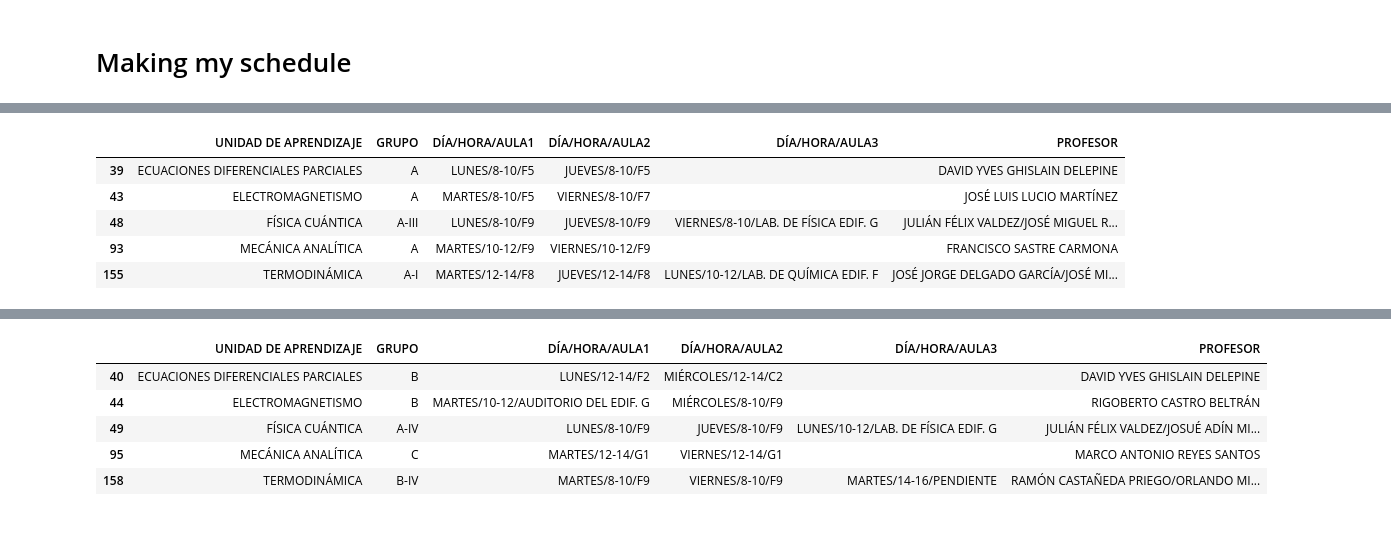
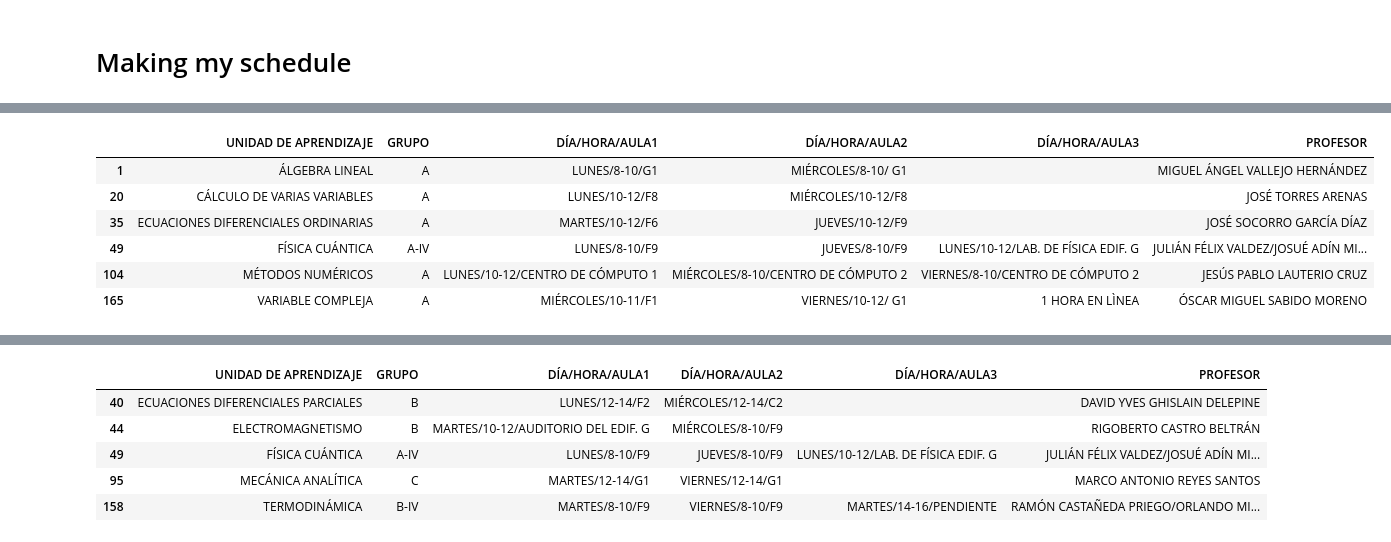
Before and after one commit to BubuDavid/Schoolar_SchedulesDCI, a Jupyter notebook: 5th Semester/5th_semester_code.ipynb, the cells around one changed output, grey strips where cells are left out. Drawn from its saved outputs; the diff is of its cells as text; code cells hidden in the pictures.

```diff
--- a/5th Semester/5th_semester_code.ipynb
+++ b/5th Semester/5th_semester_code.ipynb
@@ -100,7 +100,7 @@ for index, td in enumerate(tds[7:]):
         rows.append([])
         i += 1
 
-    rows[i].append(td.get_text())
+    rows[i].append(td.get_text().replace("MIÈRCOLES", "MIÉRCOLES"))
 
 
 df = pd.DataFrame(rows, columns=columns)
@@ -124,14 +124,23 @@ df
 # %% [markdown]
 # Making my schedule
 # %%
-# I need to know what subjects I want to take
-subjects = [
-    "Ecuaciones Diferenciales Parciales",
-    "Electromagnetismo",
-    "Mecánica Analítica",
-    "Termodinámica",
-    "Física Cuántica"
-]
+# User thingy
+subjects = []
+subject_file = open("subject_file.txt", "r",  encoding='utf-8')
+for subject in subject_file:
+    subjects.append(subject[:-1])
+
+subject_file.close()
+#print(subjects)
+
+# My schedule:
+# subjects = [
+#     "Ecuaciones Diferenciales Parciales",
+#     "Electromagnetismo",
+#     "Mecánica Analítica",
+#     "Termodinámica",
+#     "Física Cuántica"
+# ]
 # Uppering
 subjects = [subject.upper() for subject in subjects]
 all_subjects = []
@@ -141,6 +150,6 @@ all_subjects = []
 for subject in subjects:
     all_subjects.append(df[df["UNIDAD DE APRENDIZAJE"] == subject])
 
-all_subjects[3]
+all_subjects[5]
 # %% [output]
 |  | UNIDAD DE APRENDIZAJE | GRUPO | DÍA/HORA/AULA1 | DÍA/HORA/AULA2 | DÍA/HORA/AULA3 | PROFESOR |
@@ -174,25 +186,26 @@ print(len(schedules_index))
 # %%
 # Creando todos los horarios posibles
 # Making all the schedules possibles
 schedules = []
 for i, indexes in enumerate(schedules_index):
     schedules.append(pd.DataFrame(columns=columns[1:]))
     for index in indexes:
         schedules[i] = schedules[i].append(df.iloc[index])
         schedules[i] = schedules[i].sort_index()
 
     # Check if this existe.
     # But we checked before
     #for j in range(0,-1):
     #    if schedules[j] == schedule[i]:
     #        i -= 1
     #        schedules.pop()
 
-schedules[0]
+schedules[1]
 # %% [output]
 |  | UNIDAD DE APRENDIZAJE | GRUPO | DÍA/HORA/AULA1 | DÍA/HORA/AULA2 | DÍA/HORA/AULA3 | PROFESOR |
-| 39 | ECUACIONES DIFERENCIALES PARCIALES | A | LUNES/8-10/F5 | JUEVES/8-10/F5 |  | DAVID YVES GHISLAIN DELEPINE |
-| 43 | ELECTROMAGNETISMO | A | MARTES/8-10/F5 | VIERNES/8-10/F7 |  | JOSÉ LUIS LUCIO MARTÍNEZ |
-| 48 | FÍSICA CUÁNTICA | A-III | LUNES/8-10/F9 | JUEVES/8-10/F9 | VIERNES/8-10/LAB. DE FÍSICA EDIF. G | JULIÁN FÉLIX VALDEZ/JOSÉ MIGUEL R... |
-| 93 | MECÁNICA ANALÍTICA | A | MARTES/10-12/F9 | VIERNES/10-12/F9 |  | FRANCISCO SASTRE CARMONA |
-| 155 | TERMODINÁMICA | A-I | MARTES/12-14/F8 | JUEVES/12-14/F8 | LUNES/10-12/LAB. DE QUÍMICA EDIF. F | JOSÉ JORGE DELGADO GARCÍA/JOSÉ MI... |
+| 1 | ÁLGEBRA LINEAL | A | LUNES/8-10/G1 | MIÉRCOLES/8-10/ G1 |  | MIGUEL ÁNGEL VALLEJO HERNÁNDEZ |
+| 20 | CÁLCULO DE VARIAS VARIABLES | A | LUNES/10-12/F8 | MIÉRCOLES/10-12/F8 |  | JOSÉ TORRES ARENAS |
+| 35 | ECUACIONES DIFERENCIALES ORDINARIAS | A | MARTES/10-12/F6 | JUEVES/10-12/F9 |  | JOSÉ SOCORRO GARCÍA DÍAZ |
+| 49 | FÍSICA CUÁNTICA | A-IV | LUNES/8-10/F9 | JUEVES/8-10/F9 | LUNES/10-12/LAB. DE FÍSICA EDIF. G | JULIÁN FÉLIX VALDEZ/JOSUÉ ADÍN MI... |
+| 104 | MÉTODOS NUMÉRICOS | A | LUNES/10-12/CENTRO DE CÓMPUTO 1 | MIÉRCOLES/8-10/CENTRO DE CÓMPUTO 2 | VIERNES/8-10/CENTRO DE CÓMPUTO 2 | JESÚS PABLO LAUTERIO CRUZ |
+| 165 | VARIABLE COMPLEJA | A | MIÉRCOLES/10-11/F1 | VIERNES/10-12/ G1 | 1 HORA EN LÌNEA | ÓSCAR MIGUEL SABIDO MORENO |
```
Also changed, not shown: parts of 7 cells of this notebook, 15 other files.
